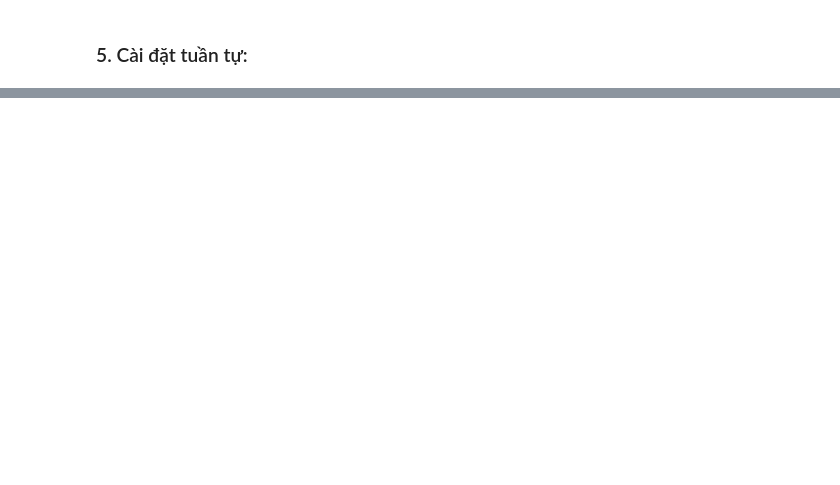
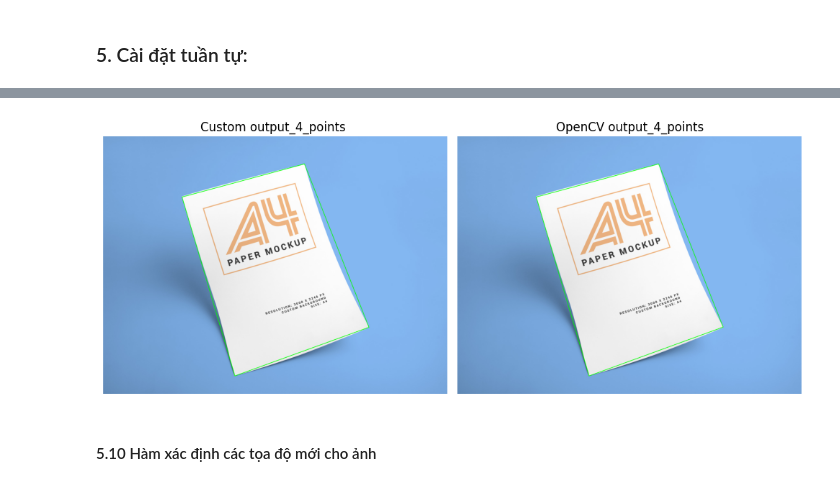
Before and after one commit to huukhoa2112/LTSSUD, a Jupyter notebook: enhancing_image.ipynb, the cells around one changed output, grey strips where cells are left out. Saved outputs shown, nothing was run; the diff lists cells and outputs as text; code cells hidden in the pictures; blank space fills up the shorter version.

```diff
--- a/enhancing_image.ipynb
+++ b/enhancing_image.ipynb
@@ -172,0 +596,4 @@ Mục tiêu của bước này này là lấy ra được viền của ảnh đ
+# %%
+
+output_4_points_py = img.copy()
+_ = cv2.drawContours(output_4_points_py, [four_vertices_cnts_py.astype('int')], 0, (0, 255, 0), 2)
@@ -172,0 +655,21 @@ Mục tiêu của bước này này là lấy ra được viền của ảnh đ
+# %%
+output_4_points_cv = img.copy()
+_ = cv2.drawContours(output_4_points_cv, [four_vertices_cnts_cv.astype('int')], 0, (0, 255, 0), 2)
+# %%
+images = [output_4_points_py, output_4_points_cv]
+titles = ['Custom output_4_points ', 'OpenCV output_4_points']
+
+plt.figure(figsize=(10, 5))
+
+for i in range(len(images)):
+    plt.subplot(1, len(images), i+1)
+    plt.imshow(images[i])
+    plt.title(titles[i])
+    plt.axis('off')
+
+plt.tight_layout()
+plt.show()
+# %% [output]
+[figure, added]
+# %% [markdown]
+#### 5.10 Hàm xác định các tọa độ mới cho ảnh
```
Also changed, not shown: parts of 60 cells of this notebook.
